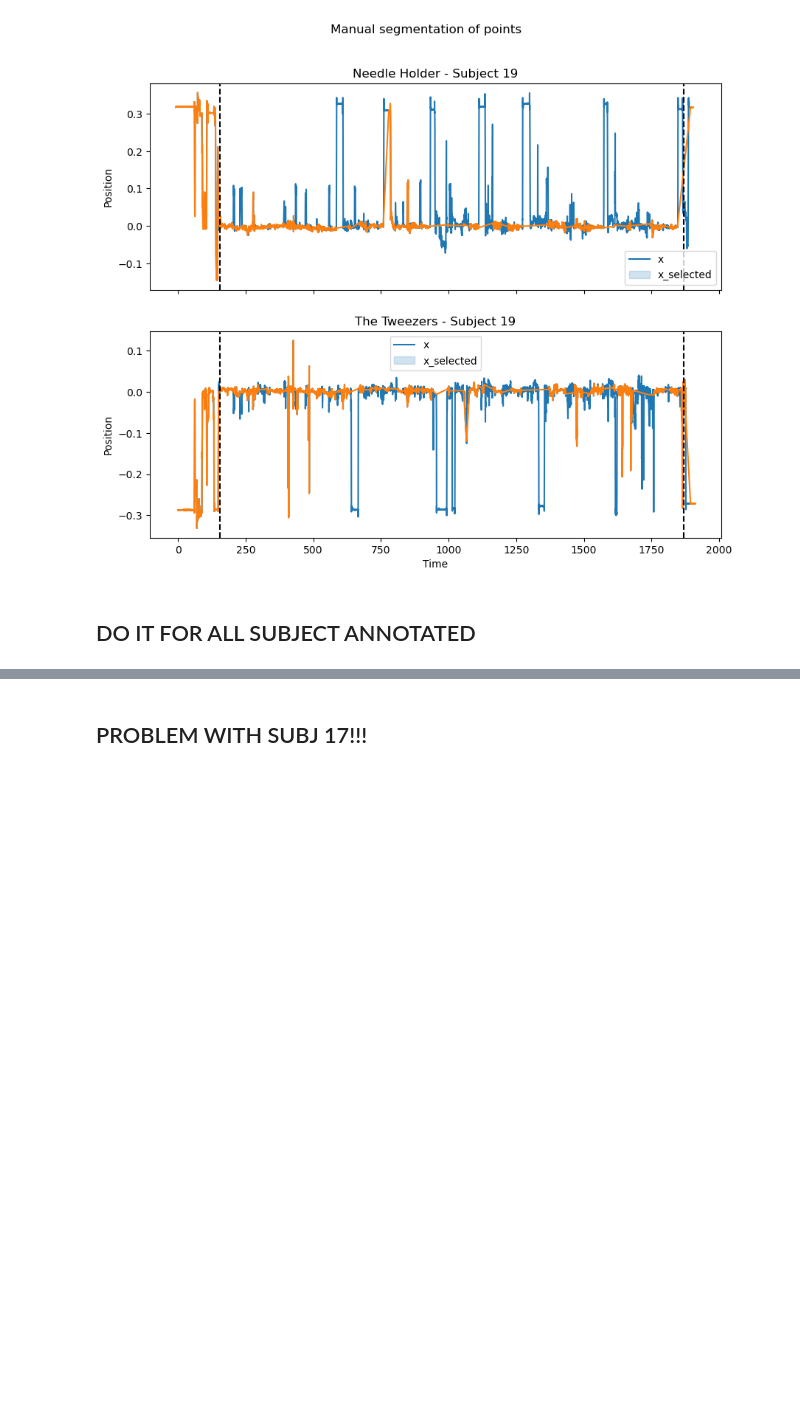
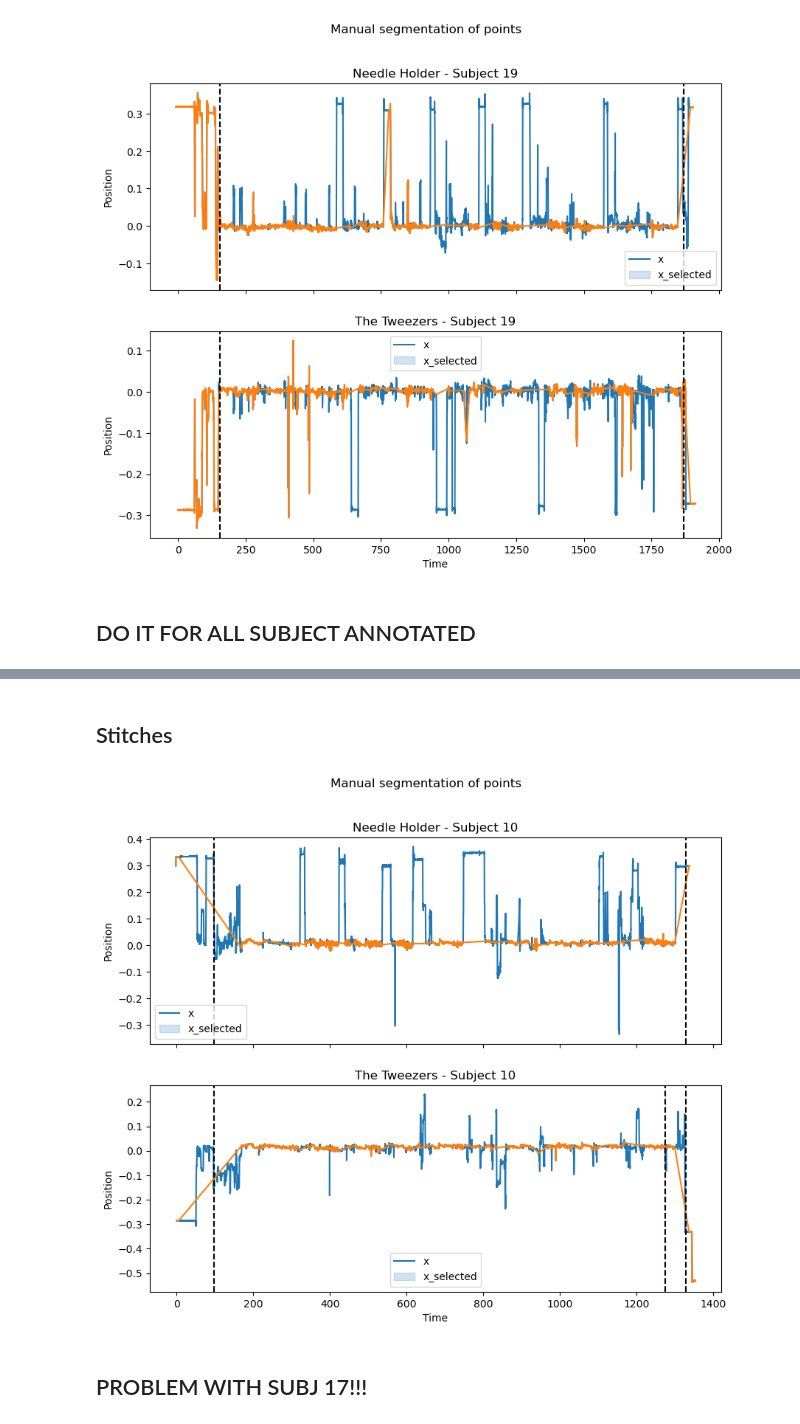
Before and after one commit to gv21/Project_LASA, a Jupyter notebook: manual_segmentation.ipynb, the cells around one changed output, grey strips where cells are left out. Cells and saved outputs as stored; diff of their text form; code cells hidden in the pictures; blank space fills up the shorter version.

```diff
--- a/manual_segmentation.ipynb
+++ b/manual_segmentation.ipynb
@@ -291,2 +289,4 @@ for index, subject in enumerate (subjects):
 [figure]
 [figure]
+# %% [markdown]
+## Stitches
@@ -293,3 +336,53 @@ for index, subject in enumerate (subjects):
+# %%
+subjects = [20, 27, 13, 10, 16, 19]
+i_ = [10, 11, 7, 6, 8, 1]
+
+
+subject = 10
+i = 6
+one_sub_nh = sub_manual_nh[sub_manual_nh['Subject']==subject]
+one_sub_tw = sub_manual_tw[sub_manual_tw['Subject']==subject]
+
+needle_holder_rec = pd.read_csv(f'Data/Sync_data/S_{subject}_NH_reconstructed.csv')
+tweezers_rec = pd.read_csv(f'Data/Sync_data/S_{subject}_TW_reconstructed.csv')
+
+delta = delta_video_tracking[str(subject)]
+#selected_nh_manual = select_points_manually1(one_sub_nh, needle_holder_rec, delta_video_tracking=delta)
+#selected_tw_manual = select_points_manually1(one_sub_tw, tweezers_rec, delta_video_tracking=delta)
+
+selected_nh_manual = select_points_manually2(one_sub_nh, needle_holder_rec, delta_video_tracking=delta)
+selected_tw_manual = select_points_manually2(one_sub_tw, tweezers_rec, delta_video_tracking=delta)
+# %%
+start_t_task = full_segments_time[i]['1'][0]
+end_t_task = full_segments_time[i]['8'][1]
+fig, (ax1, ax2) = plt.subplots(2, 1, figsize=(10, 8), sharex=True)
+
+sns.lineplot(x=needle_holder_rec['Time (Seconds)'], y=needle_holder_rec['X.1'], ax=ax1)
+sns.lineplot(x=selected_nh_manual['Time (Seconds)'], y=selected_nh_manual['X.1'], ax=ax1)
+
+ax1.axvline(x=start_t_task, color='black', linestyle='--')
+ax1.axvline(x=end_t_task, color='black', linestyle='--')
+
+
+ax1.set_xlabel('Time')
+ax1.set_ylabel('Position')
+ax1.set_title(f'Needle Holder - Subject {subject}')
+ax1.legend(['x', 'x_selected'])
+
+sns.lineplot(x=tweezers_rec['Time (Seconds)'], y=tweezers_rec['X.1'], ax=ax2)
+sns.lineplot(x=selected_tw_manual['Time (Seconds)'], y=selected_tw_manual['X.1'], ax=ax2)
+ax2.axvline(x=start_t_task, color='black', linestyle='--')
+ax2.axvline(x=end_t_task, color='black', linestyle='--')
+ax2.axvline(x=1275, color='black', linestyle='--')
+
+ax2.set_xlabel('Time')
+ax2.set_ylabel('Position')
+ax2.legend(['x', 'x_selected'])
+ax2.set_title(f'The Tweezers - Subject {subject}')
+plt.suptitle('Manual segmentation of points')
+plt.show()
+# %% [output]
+[figure, added]
 # %% [markdown]
 ## PROBLEM WITH SUBJ 17!!!
 # %%
```
Also changed, not shown: parts of 6 cells of this notebook.
